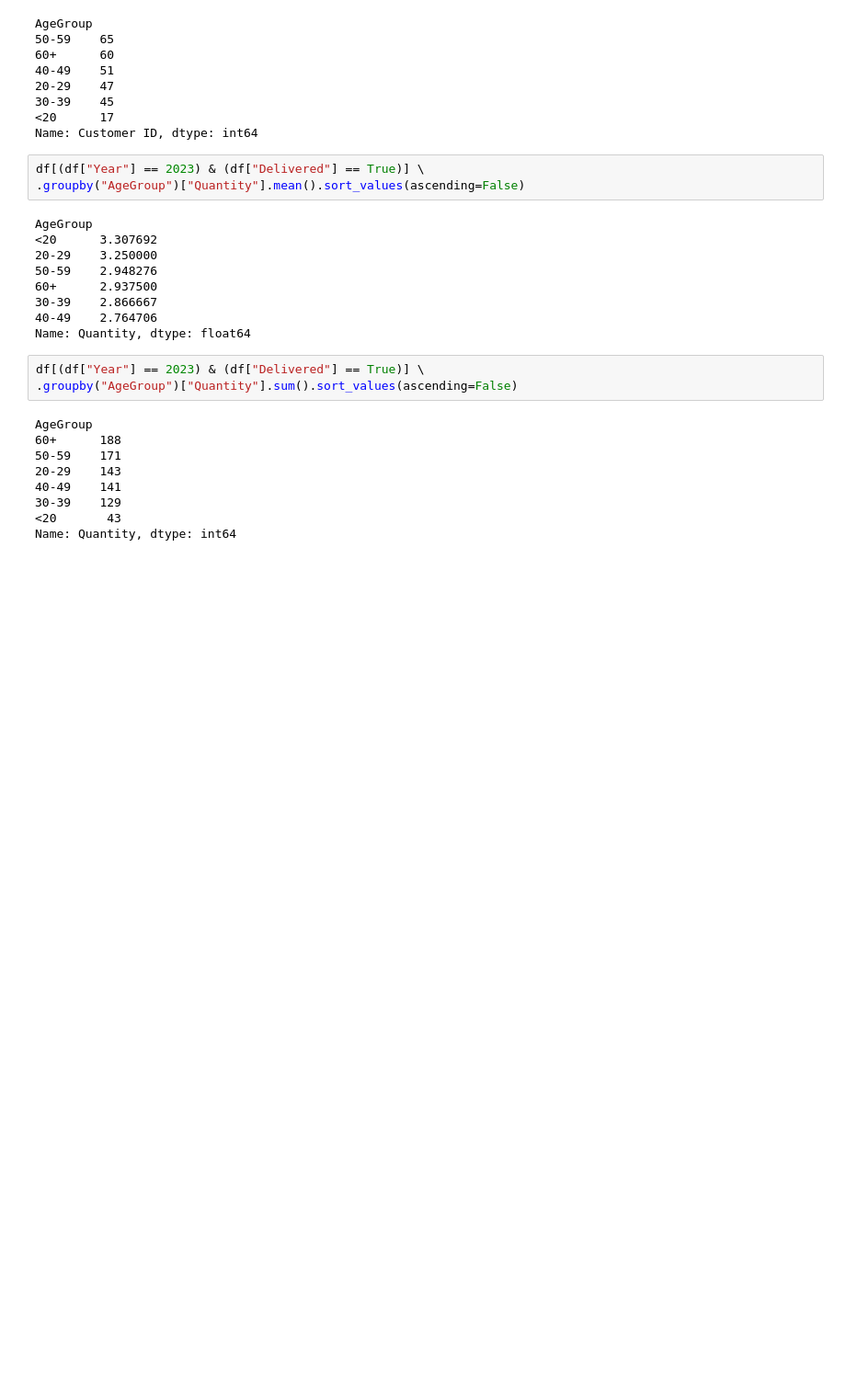
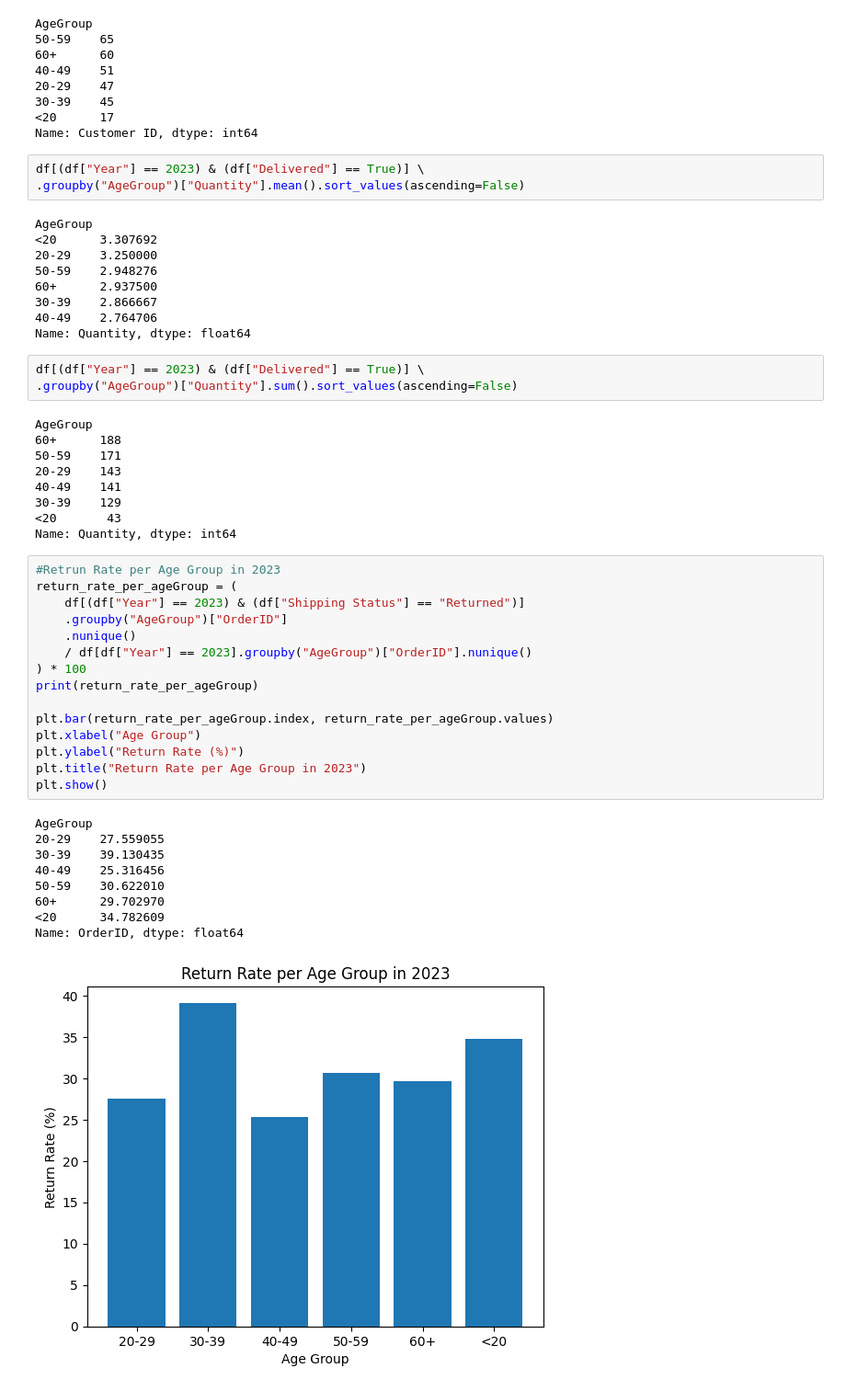
Before and after one commit to ppts2545/E-commerce-Sales-and-Customer-Insights-Dataset, a Jupyter notebook: notebooks/06_Revenue by AgeGroup.ipynb, the cells around one changed output. Shown at 92% size. Drawn from its saved outputs; the diff is of its cells as text; blank space fills up the shorter version.

```diff
--- a/notebooks/06_Revenue by AgeGroup.ipynb
+++ b/notebooks/06_Revenue by AgeGroup.ipynb
@@ -114,3 +148,28 @@ AgeGroup
 30-39    129
 <20       43
 Name: Quantity, dtype: int64
+# %%
+#Retrun Rate per Age Group in 2023
+return_rate_per_ageGroup = (
+    df[(df["Year"] == 2023) & (df["Shipping Status"] == "Returned")]
+    .groupby("AgeGroup")["OrderID"]
+    .nunique()
+    / df[df["Year"] == 2023].groupby("AgeGroup")["OrderID"].nunique()
+) * 100
+print(return_rate_per_ageGroup)
+
+plt.bar(return_rate_per_ageGroup.index, return_rate_per_ageGroup.values)
+plt.xlabel("Age Group")
+plt.ylabel("Return Rate (%)")
+plt.title("Return Rate per Age Group in 2023")
+plt.show()
+# %% [output]
+AgeGroup
+20-29    27.559055
+30-39    39.130435
+40-49    25.316456
+50-59    30.622010
+60+      29.702970
+<20      34.782609
+Name: OrderID, dtype: float64
+[figure, added]
```
Also changed, not shown: parts of 4 cells of this notebook, 9 other files.
